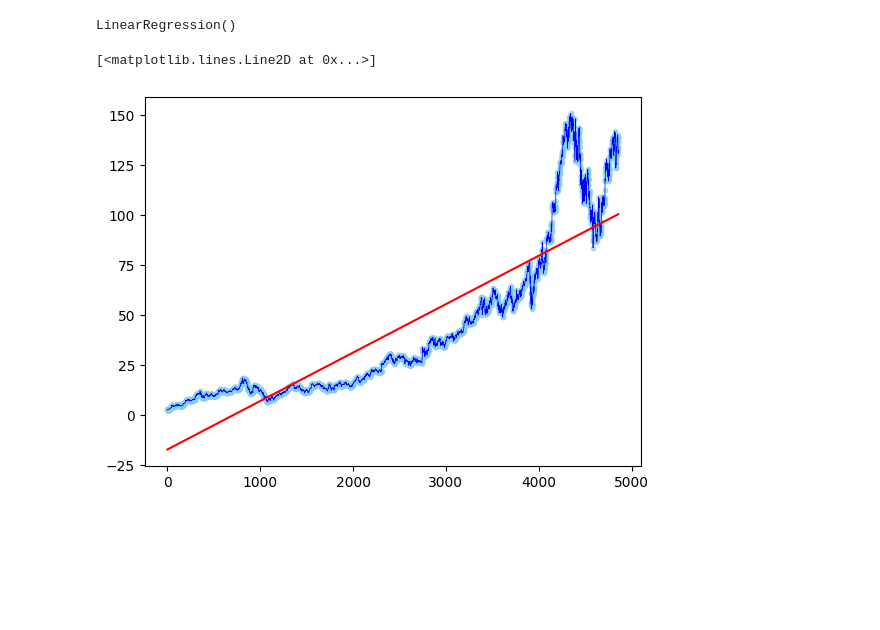
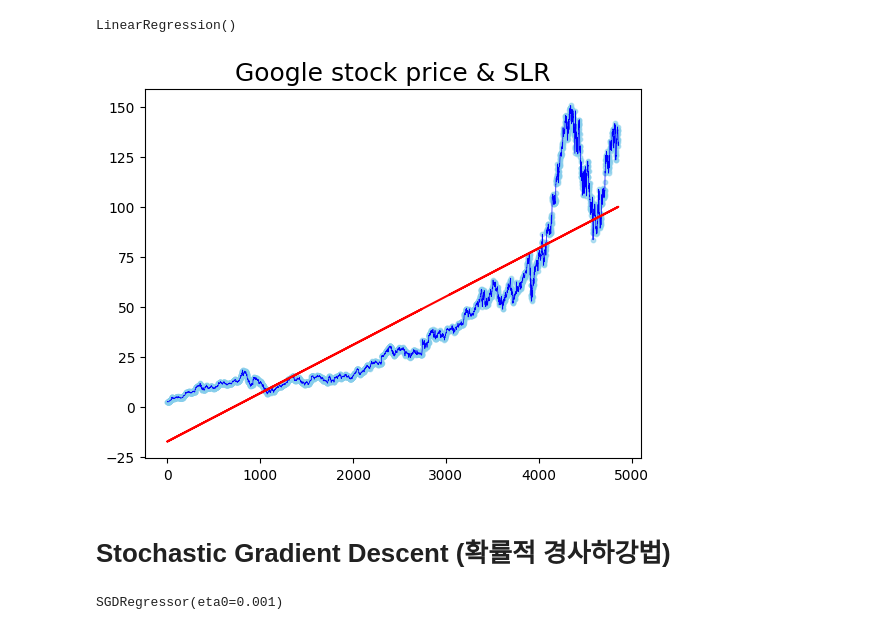
Before and after one commit to 2domi/GitHub_repository, a Jupyter notebook: 거친코딩머신러닝/Regular_Expression/Expression_Practice.ipynb, the cells around one changed output. Saved outputs shown, nothing was run; the diff lists cells and outputs as text; code cells hidden in the pictures; blank space fills up the shorter version.

```diff
--- a/거친코딩머신러닝/Regular_Expression/Expression_Practice.ipynb
+++ b/거친코딩머신러닝/Regular_Expression/Expression_Practice.ipynb
@@ -51,0 +57,5 @@ plt.show()
+# %%
+x_train, x_test, y_train, y_test = train_test_split(x, y, # 넣을 데이터 지정
+                                                                           test_size=0.2, # train : test = 8 : 2
+                                                                           random_state=0,
+                                                                           shuffle=True)
@@ -56,21 +78,24 @@ from sklearn.linear_model import LinearRegression
 # %%
 SLR = LinearRegression()
 
-SLR.fit(x,y)
+SLR.fit(x_train,y_train)
 SLR
 # %% [output]
 LinearRegression()
 # %%
 plt.scatter(x, y,
                   color="skyblue",
                   marker="o",
                   alpha=0.6,
                   s=10)
 plt.plot(x, y,
                   color="blue",
                   linewidth=0.5)
-plt.plot(x,SLR.predict(x),
+plt.plot(x_train,SLR.predict(x_train),
              color="red")
+plt.title("Google stock price & SLR", fontsize=18)
+plt.show()
 # %% [output]
-[<matplotlib.lines.Line2D at 0x...>]
-[figure, old version]
+[figure, new version]
+# %% [markdown]
+# Stochastic Gradient Descent (확률적 경사하강법)
@@ -76,0 +109,5 @@ plt.plot(x,SLR.predict(x),
+# %%
+SGD = SGDRegressor(eta0=0.001)
+SGD.fit(x_train_scaled, y_train)
+# %% [output]
+SGDRegressor(eta0=0.001)
```
Also changed, not shown: parts of 7 cells of this notebook.
